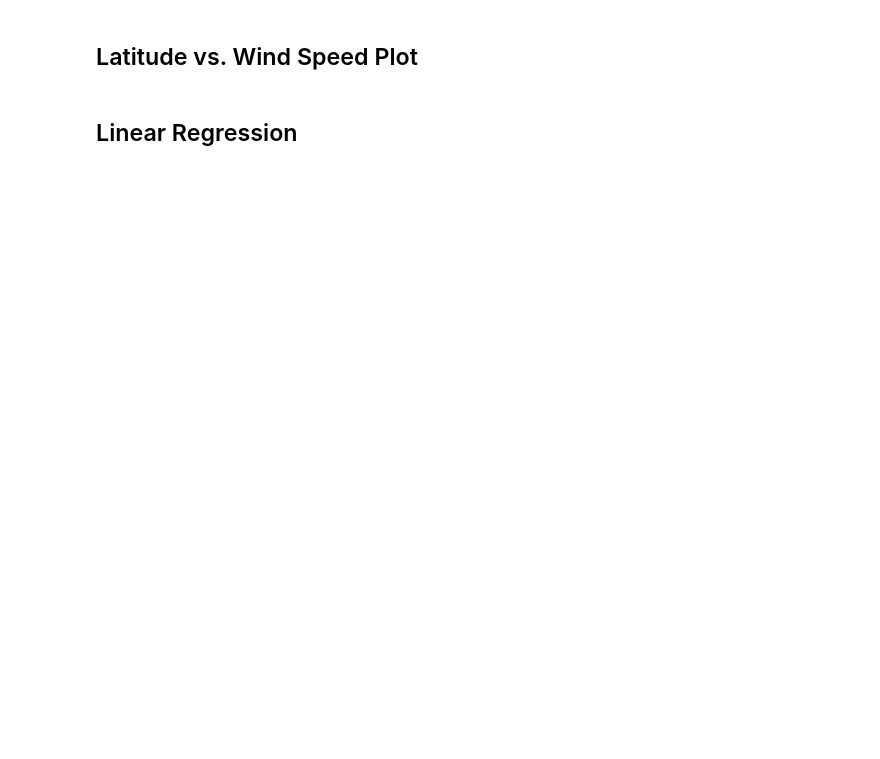
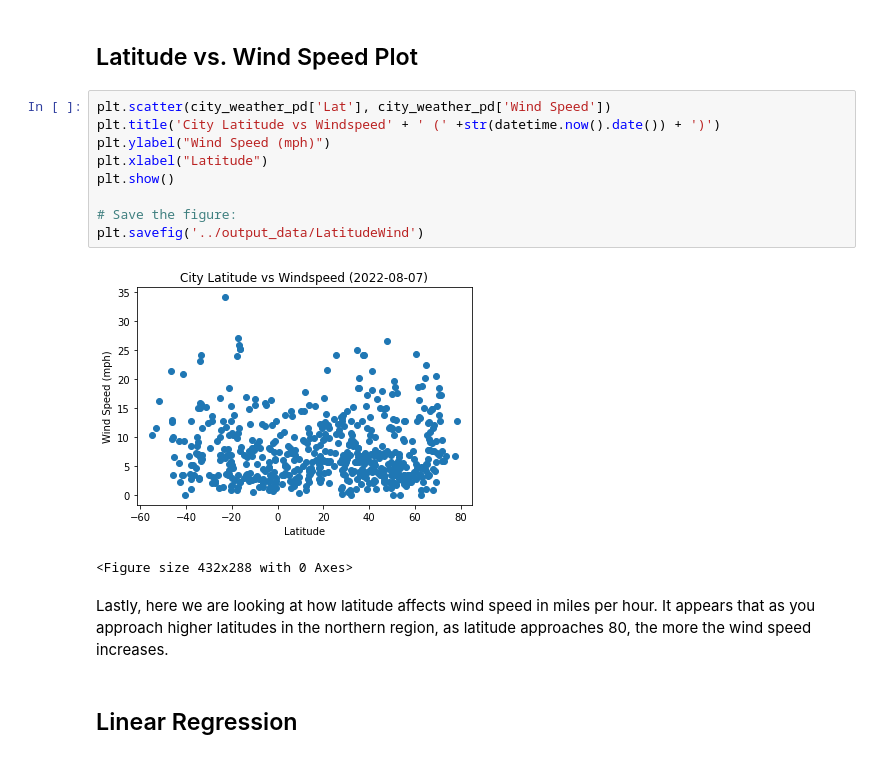
Before and after one commit to brevinowens/python-api-challenge, a Jupyter notebook: starter_code/WeatherPy.ipynb, the cells around one changed output. Saved outputs shown, nothing was run; the diff lists cells and outputs as text; blank space fills up the shorter version.

```diff
--- a/starter_code/WeatherPy.ipynb
+++ b/starter_code/WeatherPy.ipynb
@@ -209,4 +249,18 @@ plt.show()
 # %% [markdown]
 ## Latitude vs. Wind Speed Plot
+# %%
+plt.scatter(city_weather_pd['Lat'], city_weather_pd['Wind Speed'])
+plt.title('City Latitude vs Windspeed' + ' (' +str(datetime.now().date()) + ')')
+plt.ylabel("Wind Speed (mph)")
+plt.xlabel("Latitude")
+plt.show()
+
+# Save the figure:
+plt.savefig('../output_data/LatitudeWind')
+# %% [output]
+[figure, added]
+<Figure size 432x288 with 0 Axes>
+# %% [markdown]
+Lastly, here we are looking at how latitude affects wind speed in miles per hour. It appears that as you approach higher latitudes in the northern region, as latitude approaches 80, the more the wind speed increases.
 # %% [markdown]
 ## Linear Regression
```
Also changed, not shown: parts of 29 cells of this notebook, 14 other files.
